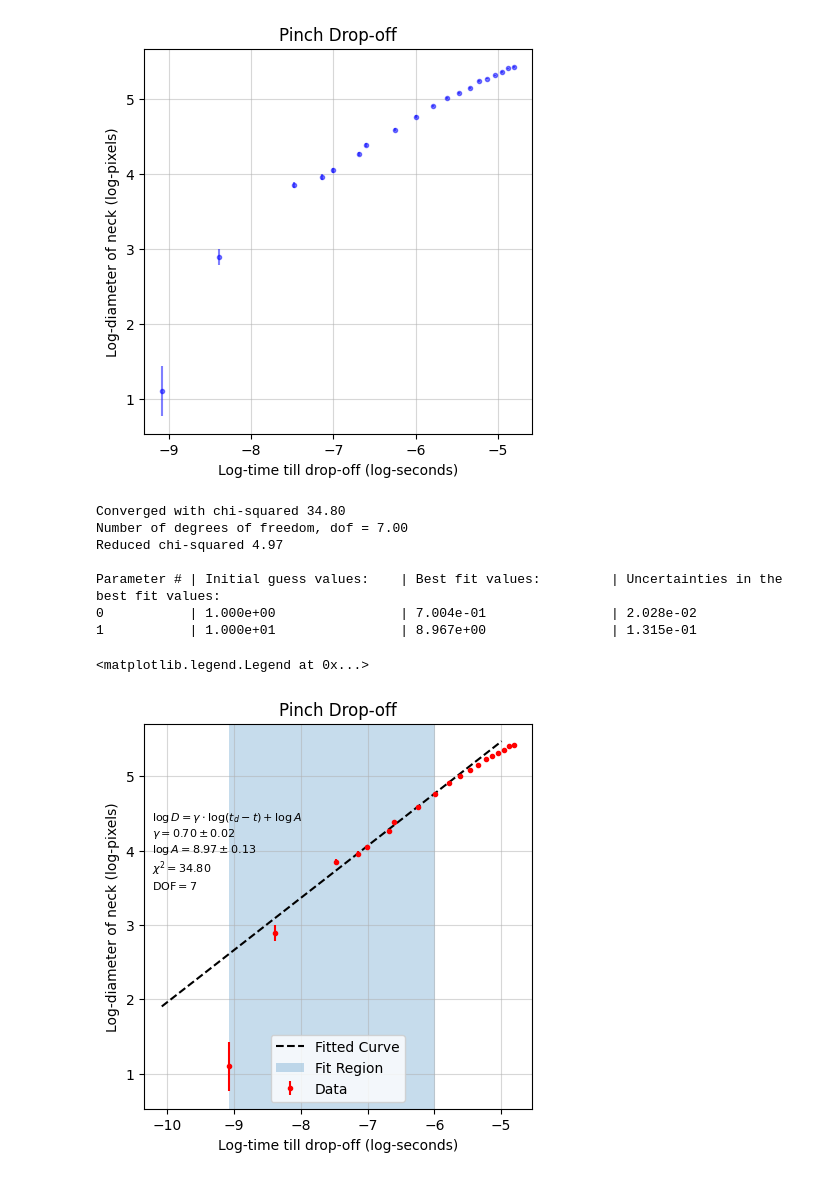
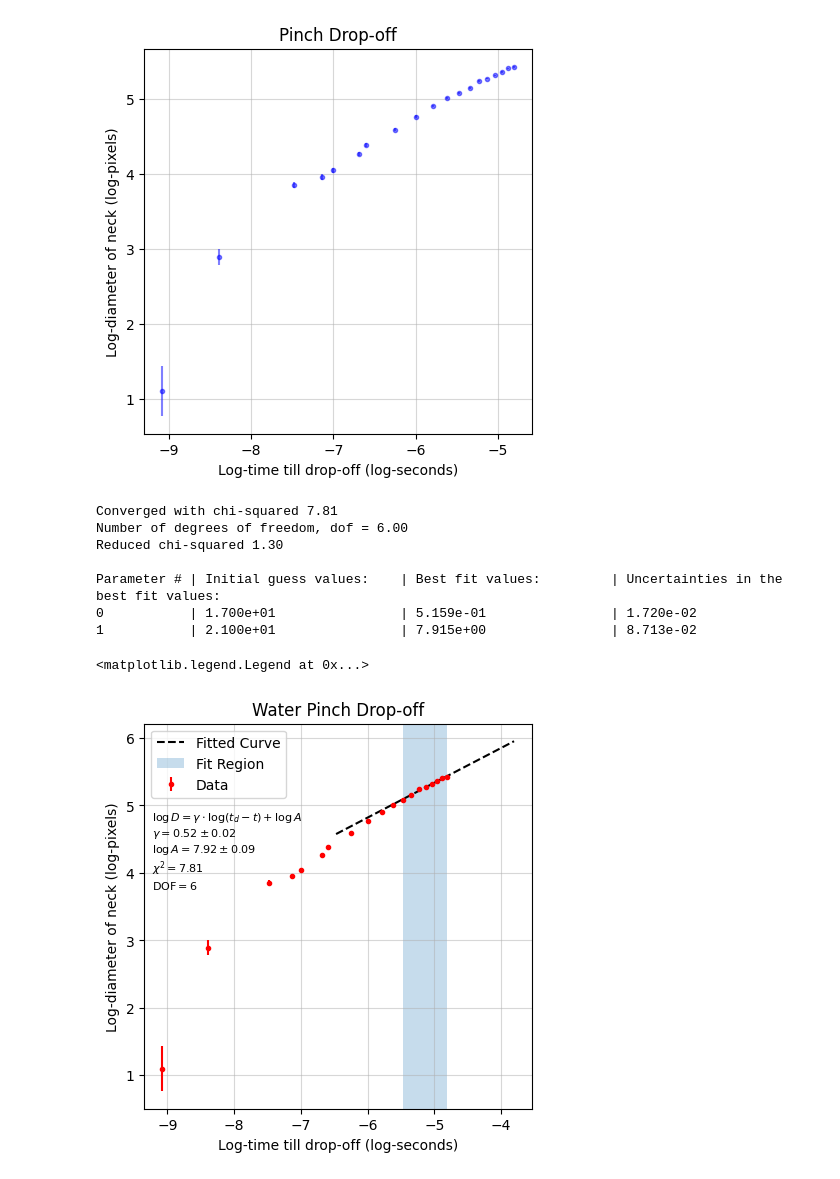
Before and after one commit to jshe2304/phys21100, a Jupyter notebook: experiment3/3.ipynb, the cells around one changed output. Cells and saved outputs as stored; diff of their text form; code cells hidden in the pictures.

```diff
--- a/experiment3/3.ipynb
+++ b/experiment3/3.ipynb
@@ -59,7 +59,7 @@ def data_fit(p0, func, xvar, yvar, err, tmi=0):
 # %% [markdown]
 ## Data
 # %%
-data = pd.read_csv('./data/3.csv')
+data = pd.read_csv('./data/3.csv').sort_values(by='frame')
 
 fps = 8810
 dropoff_frame = 1204
@@ -89,49 +89,49 @@ ax.set_title('Pinch Drop-off')
 Text(0.5, 1.0, 'Pinch Drop-off')
 [figure]
 # %%
-fit_lower, fit_upper = 10, 20
+fit_lower, fit_upper = 0, 8
 x = np.log(times_till_dropoff)[fit_lower:fit_upper].to_numpy()
 y = np.log(diameters)[fit_lower:fit_upper].to_numpy()
 y_err = (diameters_err/diameters)[fit_lower:fit_upper].to_numpy()
 
-params_0 = [1, 10]
+params_0 = [17, 21]
 
 params, params_err, chisq, dof = data_fit(params_0, linear, x, y, y_err)
 # %% [output]
-Converged with chi-squared 34.80
-Number of degrees of freedom, dof = 7.00
-Reduced chi-squared 4.97
+Converged with chi-squared 7.81
+Number of degrees of freedom, dof = 6.00
+Reduced chi-squared 1.30
 
 Parameter # | Initial guess values:    | Best fit values:         | Uncertainties in the best fit values:
-0           | 1.000e+00                | 7.004e-01                | 2.028e-02
-1           | 1.000e+01                | 8.967e+00                | 1.315e-01
+0           | 1.700e+01                | 5.159e-01                | 1.720e-02
+1           | 2.100e+01                | 7.915e+00                | 8.713e-02
 # %%
 fig, ax = plt.subplots(figsize=(5, 5))
 
 ax.errorbar(
     np.log(times_till_dropoff), np.log(diameters), diameters_err/diameters,
     color='red',
     fmt='.',
     label='Data'
 )
 
 linspace = np.linspace(x.min()-1, x.max()+1)
 ax.plot(linspace, linear(params, linspace), color='black', linestyle='dashed', label='Fitted Curve')
 
 ax.axvspan(x[-1], x[0], alpha=0.25, label='Fit Region')
 
 txt = '$\\log D = \\gamma \\cdot \\log (t_d - t) + \\log A$ \n'
 txt += f'$\\gamma = {params[0]:.2f} \\pm {params_err[0]:.2f}$ \n'
 txt += f'$\\log A = {params[1]:.2f} \\pm {params_err[1]:.2f}$ \n'
 txt += f'$\\chi^2 = {chisq:.2f}$ \n'
 txt += f'DOF$ = {dof}$'
 ax.text(0.02, 0.775, txt, transform=ax.transAxes , fontsize=8, va='top')
 
 ax.grid(alpha=0.5)
 ax.set_xlabel('Log-time till drop-off (log-seconds)')
 ax.set_ylabel('Log-diameter of neck (log-pixels)')
-ax.set_title('Pinch Drop-off')
+ax.set_title('Water Pinch Drop-off')
 ax.legend()
 # %% [output]
 <matplotlib.legend.Legend at 0x...>
-[figure, old version]
+[figure, new version]
```
Also changed, not shown: 6 other files.
